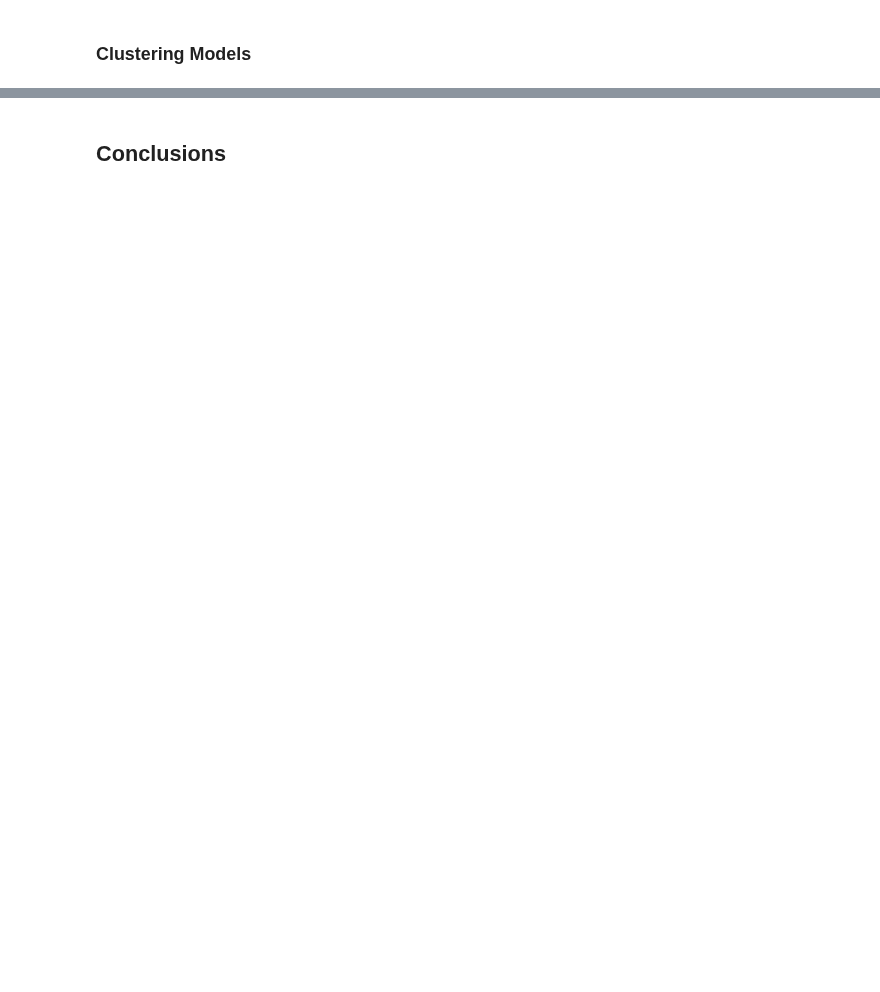
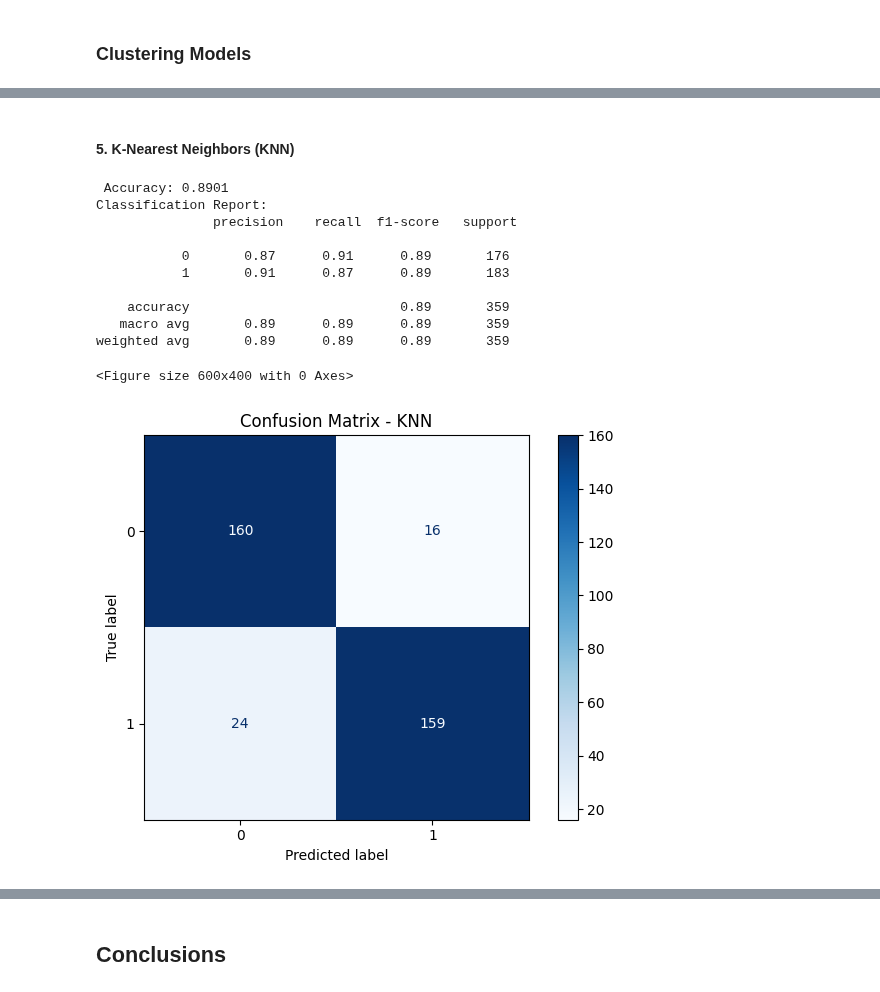
Before and after one commit to MadalinaTilvan/World-Happiness-Report, a Jupyter notebook: World Happiness Report copy.ipynb, the cells around one changed output, grey strips where cells are left out. Saved outputs shown, nothing was run; the diff lists cells and outputs as text; code cells hidden in the pictures; blank space fills up the shorter version.

```diff
--- a/World Happiness Report copy.ipynb
+++ b/World Happiness Report copy.ipynb
@@ -847,0 +870,35 @@ NameError: name 'regressor_dt' is not defined
+# %% [markdown]
+#### 5. K-Nearest Neighbors (KNN)
+# %%
+from sklearn.neighbors import KNeighborsClassifier
+
+X_train, X_test, y_train, y_test = train_test_split(X, y, test_size=0.2, random_state=42)
+
+knn = KNeighborsClassifier(n_neighbors=3)
+knn.fit(X_train, y_train)
+
+y_pred = knn.predict(X_test)
+
+# Evaluating the model
+print(f" Accuracy: {accuracy:.4f}")
+print("Classification Report:\n", classification_report(y_test, y_pred))
+
+#  Confusion matrix
+plt.figure(figsize=(6, 4))
+ConfusionMatrixDisplay.from_estimator(knn, X_test, y_test, cmap='Blues')
+plt.title("Confusion Matrix - KNN")
+plt.tight_layout()
+plt.show()
+# %% [output]
+ Accuracy: 0.8901
+Classification Report:
+               precision    recall  f1-score   support
+
+           0       0.87      0.91      0.89       176
+           1       0.91      0.87      0.89       183
+
+    accuracy                           0.89       359
+   macro avg       0.89      0.89      0.89       359
+weighted avg       0.89      0.89      0.89       359
+<Figure size 600x400 with 0 Axes>
+[figure, added]
```
Also changed, not shown: parts of 25 cells of this notebook.
